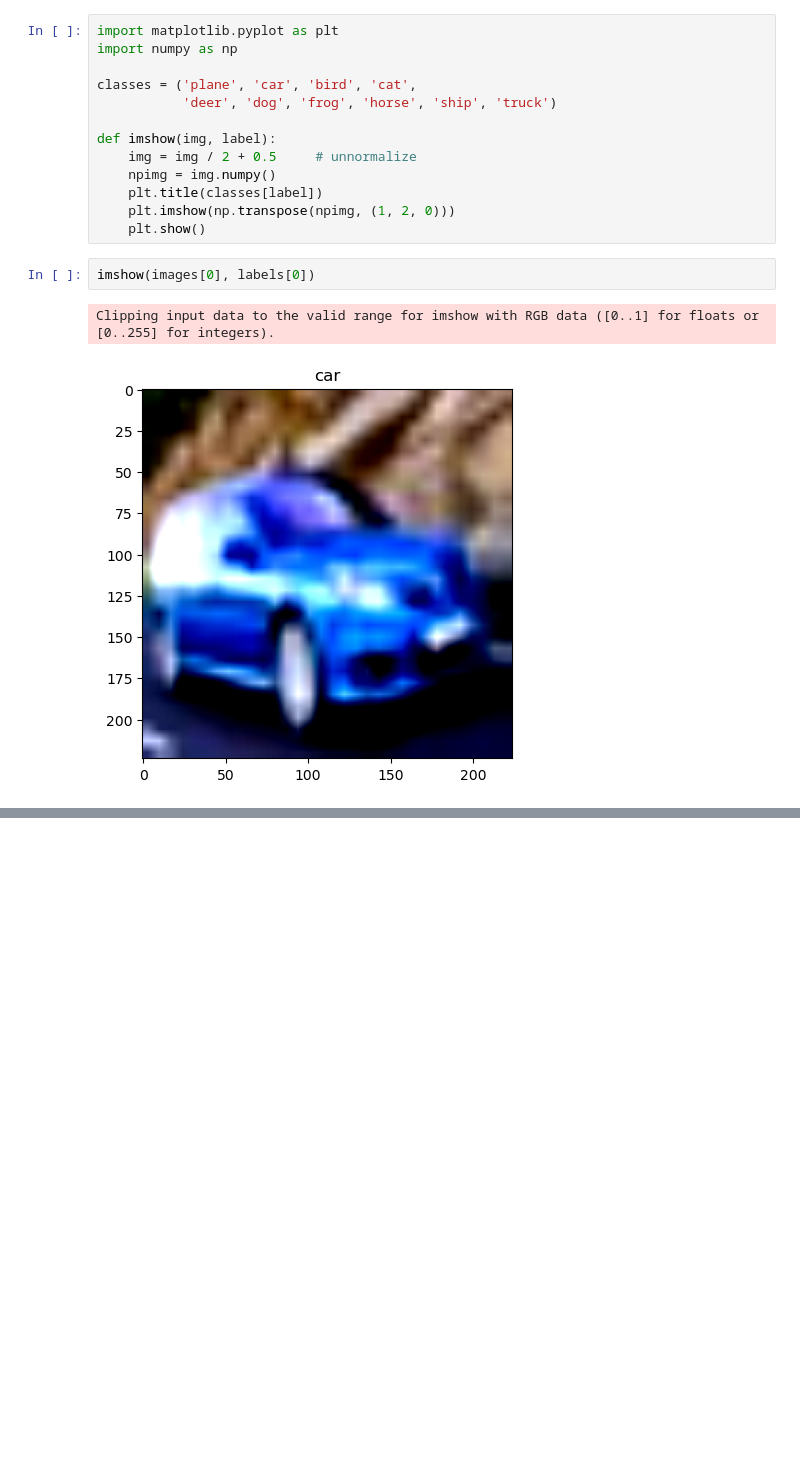
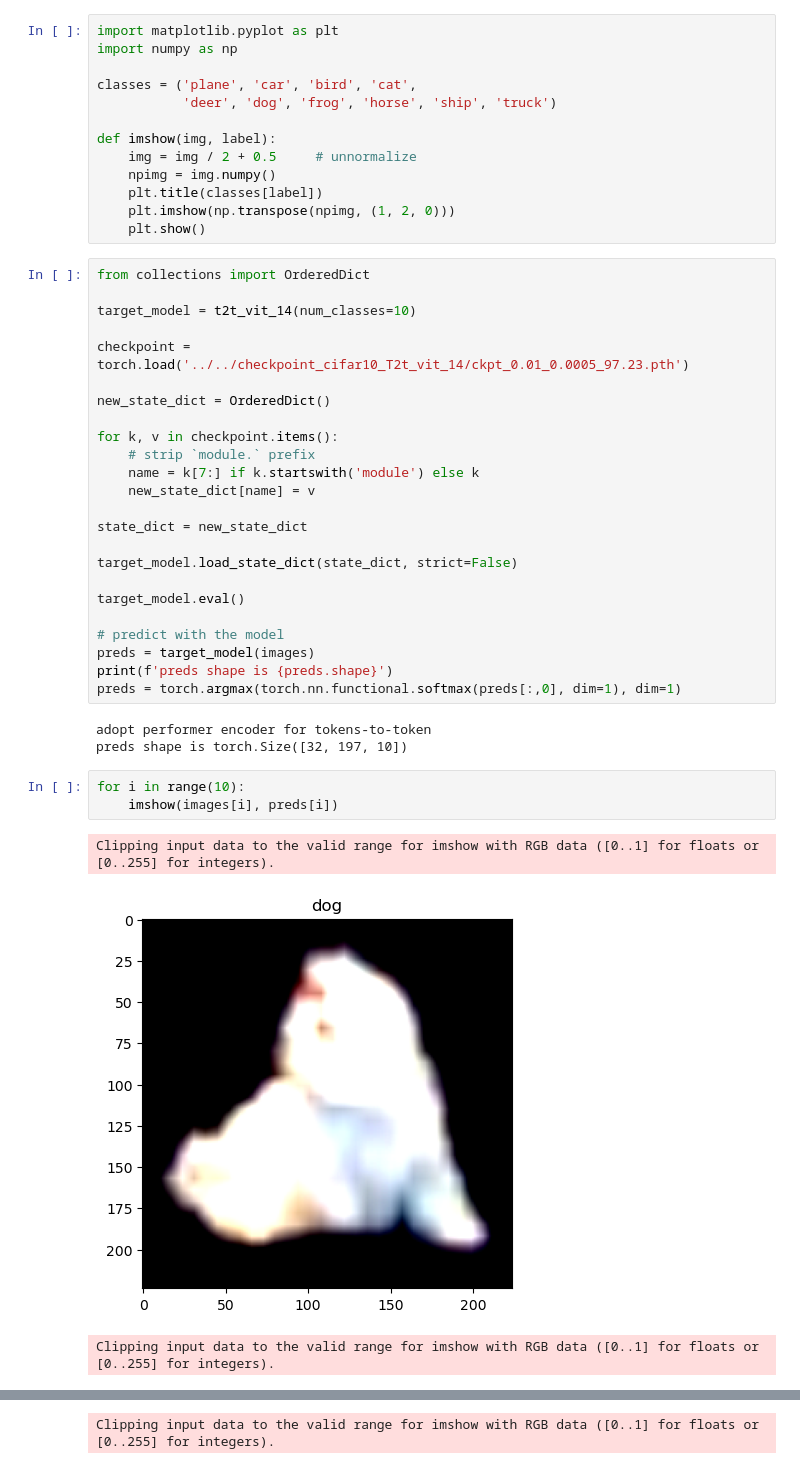
Before and after one commit to jacek-tomasz-rutkowski/magisterka, a Jupyter notebook: T2T_ViT/vit_shapley/modules/surrogate_visualize.ipynb, the cells around one changed output, grey strips where cells are left out. Cells and saved outputs as stored; diff of their text form; blank space fills up the shorter version.

```diff
--- a/T2T_ViT/vit_shapley/modules/surrogate_visualize.ipynb
+++ b/T2T_ViT/vit_shapley/modules/surrogate_visualize.ipynb
@@ -63,8 +32,37 @@ def imshow(img, label):
     plt.title(classes[label])
     plt.imshow(np.transpose(npimg, (1, 2, 0)))
     plt.show()
-# %%
-imshow(images[0], labels[0])
-# %% [output]
-Clipping input data to the valid range for imshow with RGB data ([0..1] for floats or [0..255] for integers).
-[figure, removed]
+# %%
+from collections import OrderedDict
+
+target_model = t2t_vit_14(num_classes=10)
+
+checkpoint = torch.load('../../checkpoint_cifar10_T2t_vit_14/ckpt_0.01_0.0005_97.23.pth')
+
+new_state_dict = OrderedDict()
+
+for k, v in checkpoint.items():
+    # strip `module.` prefix
+    name = k[7:] if k.startswith('module') else k
+    new_state_dict[name] = v
+
+state_dict = new_state_dict
+
+target_model.load_state_dict(state_dict, strict=False)
+
+target_model.eval()
+
+# predict with the model
+preds = target_model(images)
+print(f'preds shape is {preds.shape}')
+preds = torch.argmax(torch.nn.functional.softmax(preds[:,0], dim=1), dim=1)
+# %% [output]
+adopt performer encoder for tokens-to-token
+preds shape is torch.Size([32, 197, 10])
+# %%
+for i in range(10):
+    imshow(images[i], preds[i])
+# %% [output]
+Clipping input data to the valid range for imshow with RGB data ([0..1] for floats or [0..255] for integers).
+[figure, added]
+Clipping input data to the valid range for imshow with RGB data ([0..1] for floats or [0..255] for integers).
@@ -70,0 +70 @@ Clipping input data to the valid range for imshow with RGB data ([0..1] for floa
+Clipping input data to the valid range for imshow with RGB data ([0..1] for floats or [0..255] for integers).
```
Also changed, not shown: parts of 14 cells of this notebook, 5 other files.
